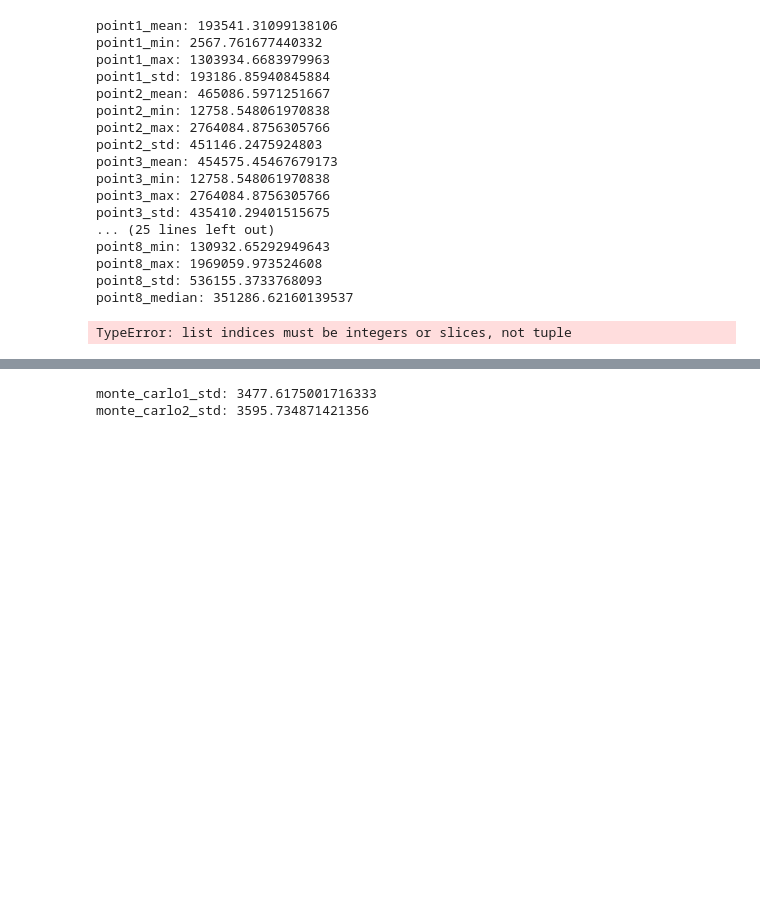
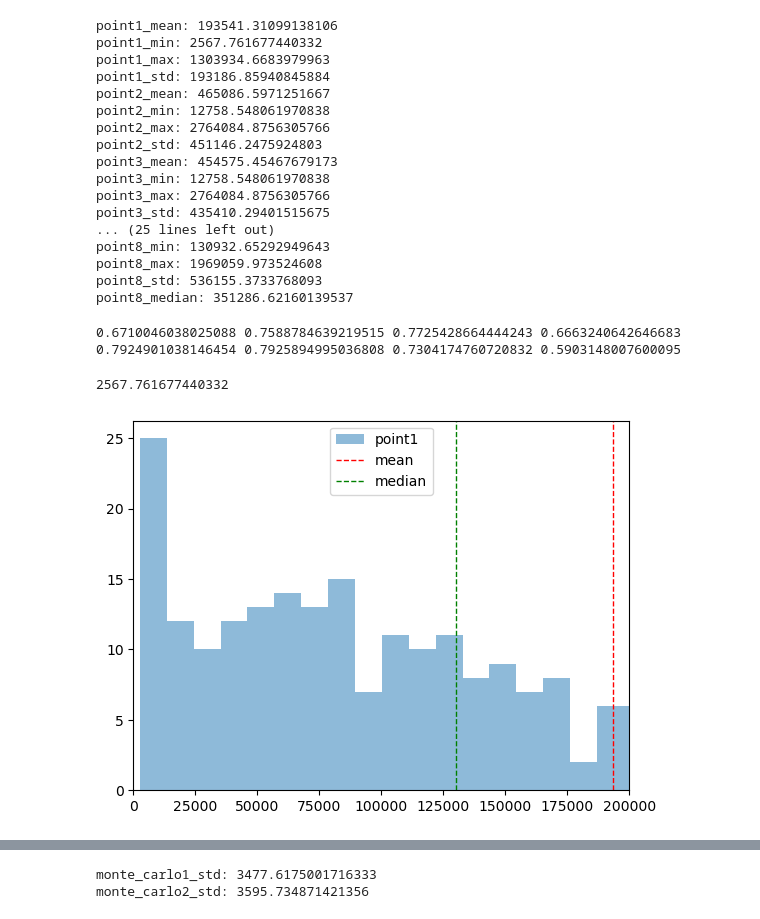
Before and after one commit to toM0dots/XYZ-color-code, a Jupyter notebook: XYZ_color_code/plots.ipynb, the cells around one changed output, grey strips where cells are left out. Cells and saved outputs as stored; diff of their text form; code cells hidden in the pictures; blank space fills up the shorter version.

```diff
--- a/XYZ_color_code/plots.ipynb
+++ b/XYZ_color_code/plots.ipynb
@@ -251,7 +252,21 @@ point8_min: 130932.65292949643
 point8_max: 1969059.973524608
 point8_std: 536155.3733768093
 point8_median: 351286.62160139537
-# %%
-point7[1,:]
-# %% [output]
-TypeError: list indices must be integers or slices, not tuple
+# %%
+print(point1_median/point1_mean, point2_median/point2_mean, point3_median/point3_mean, point4_median/point4_mean, point5_median/point5_mean, point6_median/point6_mean, point7_median/point7_mean, point8_median/point8_mean)
+# %% [output]
+0.6710046038025088 0.7588784639219515 0.7725428664444243 0.6663240642646683 0.7924901038146454 0.7925894995036808 0.7304174760720832 0.5903148007600095
+# %%
+print(min(sorted(point1)[:20]))
+# %% [output]
+2567.761677440332
+# %%
+
+plt.hist(point1, bins=120, alpha=0.5, label='point1')
+plt.axvline(point1_mean, color='r', linestyle='dashed', linewidth=1, label='mean')
+plt.axvline(point1_median, color='g', linestyle='dashed', linewidth=1, label='median')
+plt.xlim(0, 0.2e6)
+plt.legend()
+plt.show()
+# %% [output]
+[figure, added]
```
Also changed, not shown: parts of 3 cells of this notebook, 1 other file.
